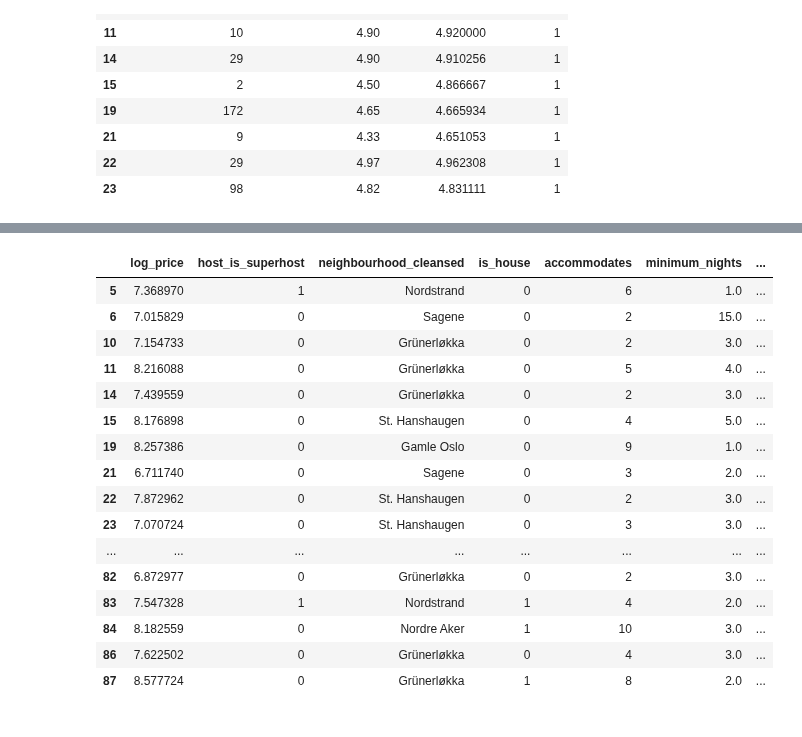
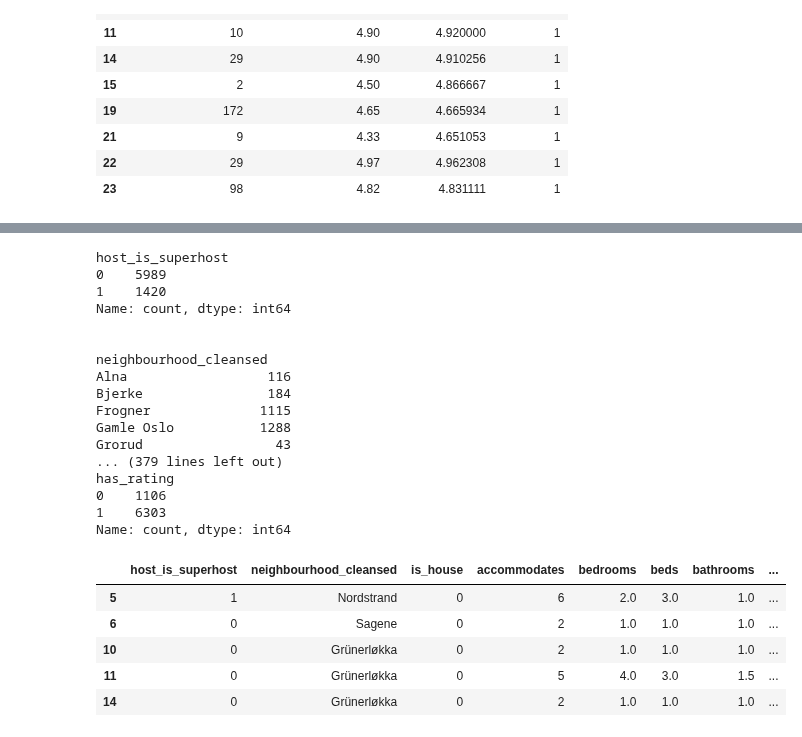
Before and after one commit to malenalisken/Airbnb_project, a Jupyter notebook: data/cleaning/listings.ipynb, the cells around one changed output, grey strips where cells are left out. Cells and saved outputs as stored; diff of their text form; code cells hidden in the pictures.

```diff
--- a/data/cleaning/listings.ipynb
+++ b/data/cleaning/listings.ipynb
@@ -5,7 +5,7 @@ import seaborn as sns
 import matplotlib.pyplot as plt
 # %%
 #Last inn rådata fra prosjektets data-mappe, relativt til denne fila
-df = pd.read_csv("../raw/listings (1).csv")
+df = pd.read_csv("../raw/listings.csv")
 df_clean = df.copy()
 
 pd.set_option("display.max_columns", None)
@@ -146,4 +144,4 @@ Name: count, dtype: int64
 #checking if room types is labeled correctly given we dropped propertytypes that include sharing
 df_clean['room_type'].value_counts()
 #drop since only entire home/apt exsist now
-df_clean = df_clean.drop(columns = ['room_type'])
+#df_clean = df_clean.drop(columns = ['room_type'])
@@ -193,8 +195,17 @@ plt.show()
 # %%
 #remove listing with 13 accomodations as it is an outlier
 df_clean = df_clean[df_clean["accommodates"] != 13]
+
+# Average known bed counts for each bedroom/accommodates combination
+group_bed_average = df_clean.groupby(
+    ["bedrooms", "accommodates"]
+)["beds"].transform("mean")
+
+# Use that average for missing beds, rounded to a whole bed
+df_clean["beds"] = df_clean["beds"].fillna(group_bed_average).round()
+
 #to much correlation for linear regression, we drop
-df_clean = df_clean.drop(columns = ['bedrooms', 'beds', 'bathrooms'])
+#df_clean = df_clean.drop(columns = ['bedrooms', 'beds', 'bathrooms'])
 # %%
 # Clean price: remove $ and commas, then convert to numbers
 df_clean["price"] = df_clean["price"].str.replace("[$,]", "", regex=True).astype(float)
@@ -330,34 +343,36 @@ weighted_rating                 0
 dtype: int64
+# %%
+cols = ['host_is_superhost', 'neighbourhood_cleansed', 'is_house', 'room_type', 'accommodates', 'bedrooms', 'beds', 'minimum_nights', 'number_of_reviews', 'has_rating']
+for col in cols:
+    print(df_clean[col].value_counts().sort_index())
+    print('\n')
+# %% [output]
+host_is_superhost
+0    5989
+1    1420
+Name: count, dtype: int64
+
+
+neighbourhood_cleansed
+Alna                  116
+Bjerke                184
+Frogner              1115
+Gamle Oslo           1288
+Grorud                 43
+... (379 lines left out)
+has_rating
+0    1106
+1    6303
+Name: count, dtype: int64
 # %%
-
-model_features = [
-    'log_price',
-    'host_is_superhost',
-    'neighbourhood_cleansed',
-    'is_house',
-    'accommodates',
-    'minimum_nights',
-    'has_rating',
-    'weighted_rating'
-]
-df_model = df_clean[model_features]
-df_model.to_csv("listings_clean.csv", index=False)
-df_model.head(50)
+features_for_analyzing = ['host_is_superhost', 'neighbourhood_cleansed', 'is_house', 'accommodates', 'bedrooms', 'beds', 'bathrooms', 'price', 'minimum_nights', 'log_price', 'has_rating', 'weighted_rating']
+df_analyze = df_clean[features_for_analyzing]
+#df_analyze.to_csv("listings_clean.csv", index=False)
+df_analyze.head()
 # %% [output]
-|  | log_price | host_is_superhost | neighbourhood_cleansed | is_house | accommodates | minimum_nights | ... |
-| 5 | 7.368970 | 1 | Nordstrand | 0 | 6 | 1.0 | ... |
-| 6 | 7.015829 | 0 | Sagene | 0 | 2 | 15.0 | ... |
-| 10 | 7.154733 | 0 | Grünerløkka | 0 | 2 | 3.0 | ... |
-| 11 | 8.216088 | 0 | Grünerløkka | 0 | 5 | 4.0 | ... |
-| 14 | 7.439559 | 0 | Grünerløkka | 0 | 2 | 3.0 | ... |
-| 15 | 8.176898 | 0 | St. Hanshaugen | 0 | 4 | 5.0 | ... |
-| 19 | 8.257386 | 0 | Gamle Oslo | 0 | 9 | 1.0 | ... |
-| 21 | 6.711740 | 0 | Sagene | 0 | 3 | 2.0 | ... |
-| 22 | 7.872962 | 0 | St. Hanshaugen | 0 | 2 | 3.0 | ... |
-| 23 | 7.070724 | 0 | St. Hanshaugen | 0 | 3 | 3.0 | ... |
-| ... | ... | ... | ... | ... | ... | ... | ... |
-| 82 | 6.872977 | 0 | Grünerløkka | 0 | 2 | 3.0 | ... |
-| 83 | 7.547328 | 1 | Nordstrand | 1 | 4 | 2.0 | ... |
-| 84 | 8.182559 | 0 | Nordre Aker | 1 | 10 | 3.0 | ... |
-| 86 | 7.622502 | 0 | Grünerløkka | 0 | 4 | 3.0 | ... |
-| 87 | 8.577724 | 0 | Grünerløkka | 1 | 8 | 2.0 | ... |
+|  | host_is_superhost | neighbourhood_cleansed | is_house | accommodates | bedrooms | beds | bathrooms | ... |
+| 5 | 1 | Nordstrand | 0 | 6 | 2.0 | 3.0 | 1.0 | ... |
+| 6 | 0 | Sagene | 0 | 2 | 1.0 | 1.0 | 1.0 | ... |
+| 10 | 0 | Grünerløkka | 0 | 2 | 1.0 | 1.0 | 1.0 | ... |
+| 11 | 0 | Grünerløkka | 0 | 5 | 4.0 | 3.0 | 1.5 | ... |
+| 14 | 0 | Grünerløkka | 0 | 2 | 1.0 | 1.0 | 1.0 | ... |
```
Also changed, not shown: parts of 6 cells of this notebook, 5 other files.
